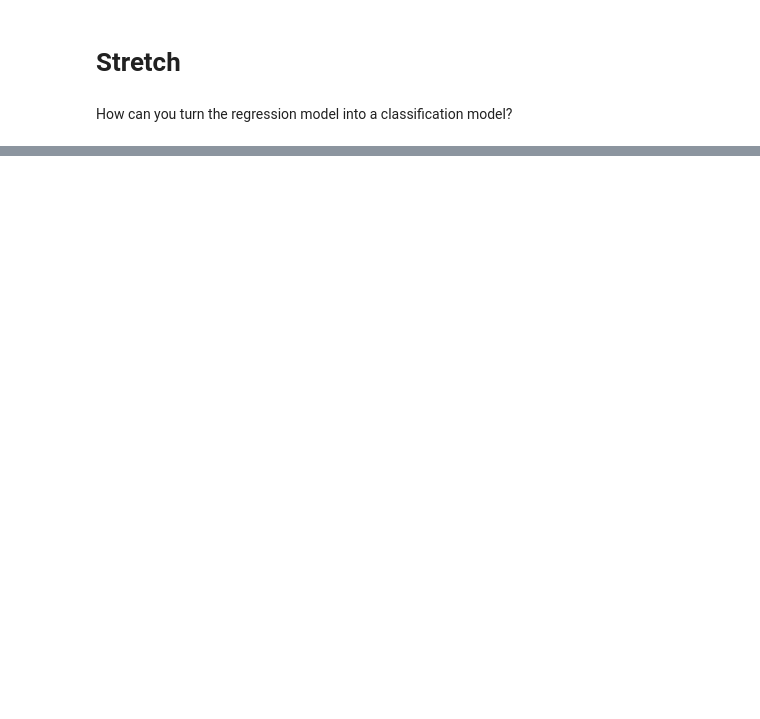
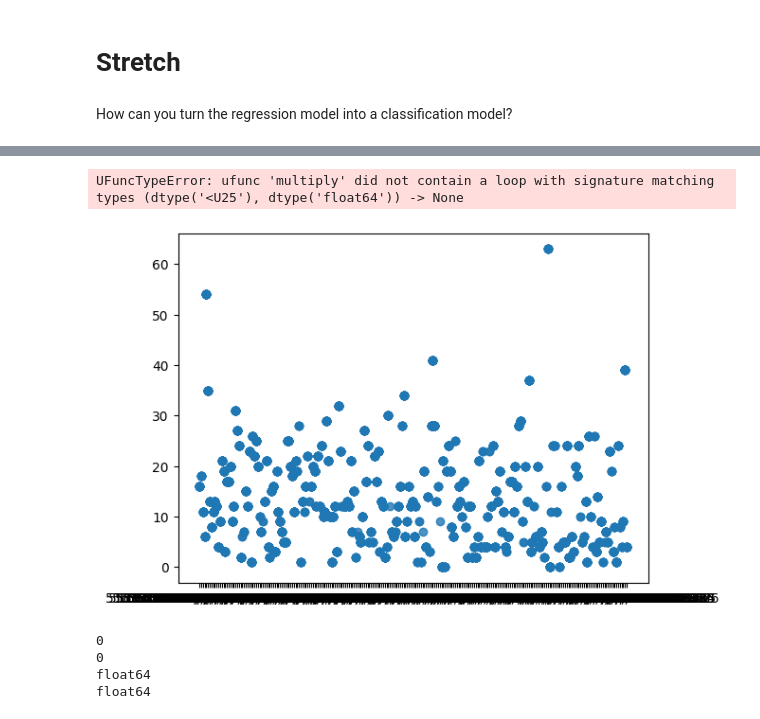
Before and after one commit to Brittanysacha/Statistical-Modelling-of-CityBike-Locations-and-Points-of-Interest-in-London, a Jupyter notebook: notebooks/model_building.ipynb, the cells around one changed output, grey strips where cells are left out. Drawn from its saved outputs; the diff is of its cells as text; code cells hidden in the pictures; blank space fills up the shorter version.

```diff
--- a/notebooks/model_building.ipynb
+++ b/notebooks/model_building.ipynb
@@ -47,0 +104,17 @@ How can you turn the regression model into a classification model?
+# %%
+yelp_citybikes_df['lat_long'] = yelp_citybikes_df['latitude'].astype(str) + ', ' + yelp_citybikes_df['longitude'].astype(str)
+sns.regplot(x='lat_long', y='free_bikes', data=yelp_citybikes_df)
+plt.show()
+# %% [output]
+UFuncTypeError: ufunc 'multiply' did not contain a loop with signature matching types (dtype('<U25'), dtype('float64')) -> None
+[figure, added]
+# %%
+print(yelp_citybikes_df['latitude'].isnull().sum())
+print(yelp_citybikes_df['longitude'].isnull().sum())
+print(yelp_citybikes_df['latitude'].dtype)
+print(yelp_citybikes_df['longitude'].dtype)
+# %% [output]
+0
+0
+float64
+float64
```
Also changed, not shown: parts of 12 cells of this notebook, 5 other files.
